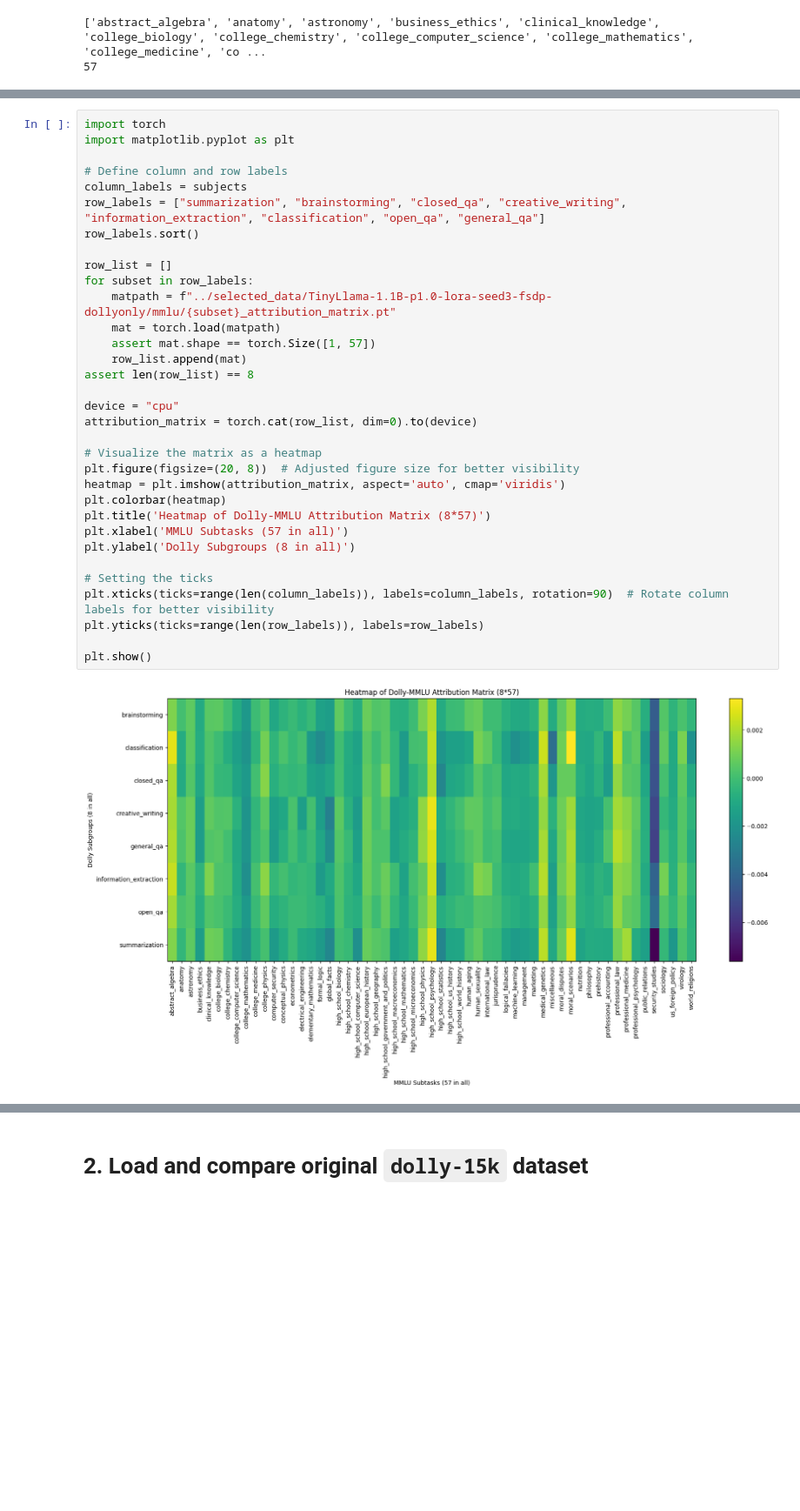
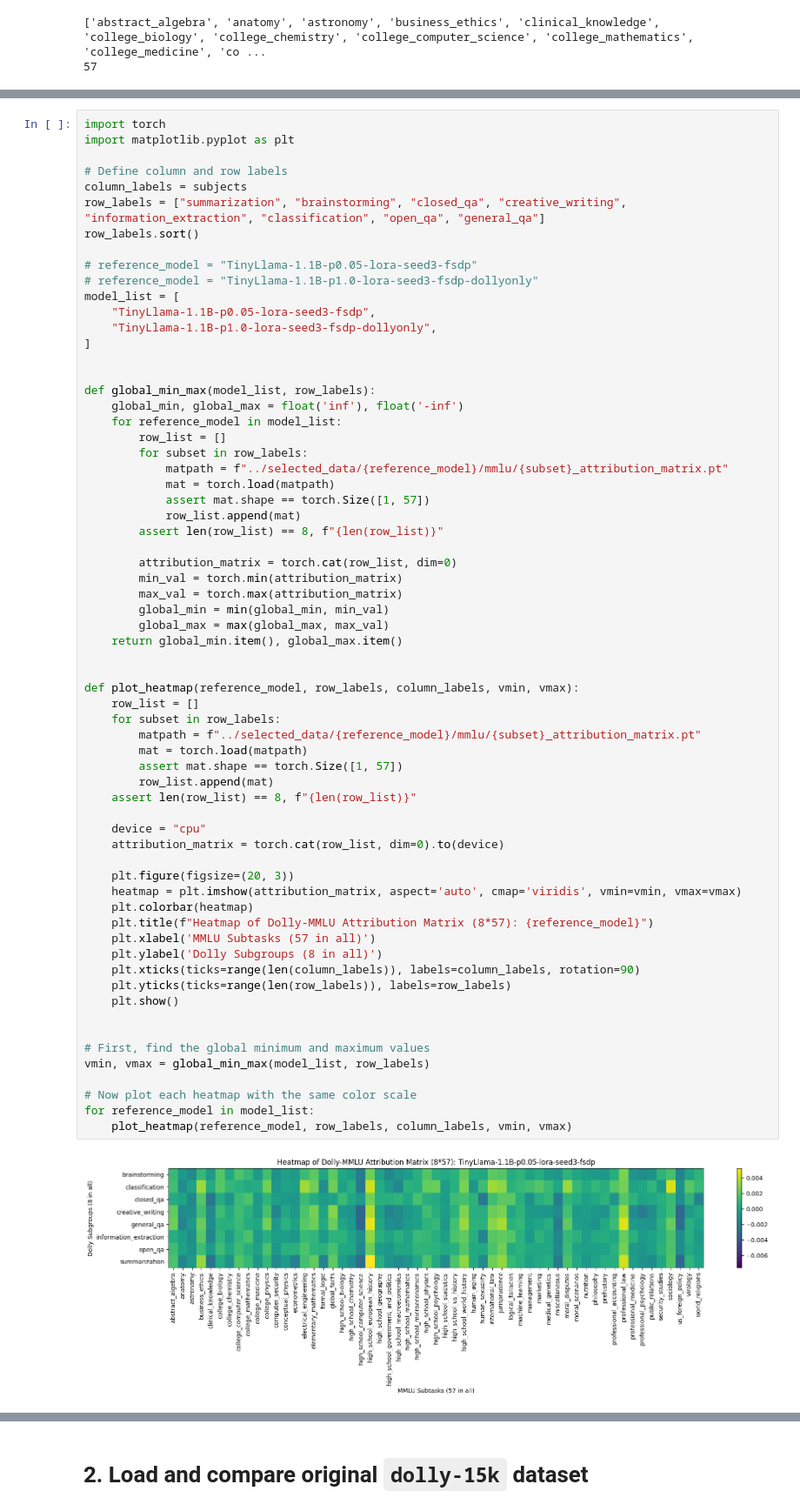
Before and after one commit to qrdai/LESS, a Jupyter notebook: test_less.ipynb, the cells around one changed output, grey strips where cells are left out. Shown: that part at 87% size. Cells and saved outputs as stored; diff of their text form; blank space fills up the shorter version.

```diff
--- a/test_less.ipynb
+++ b/test_less.ipynb
@@ -143,35 +161,67 @@ plt.show()
 # %%
 import torch
 import matplotlib.pyplot as plt
 
 # Define column and row labels
 column_labels = subjects
 row_labels = ["summarization", "brainstorming", "closed_qa", "creative_writing", "information_extraction", "classification", "open_qa", "general_qa"]
 row_labels.sort()
 
-row_list = []
-for subset in row_labels:
-    matpath = f"../selected_data/TinyLlama-1.1B-p1.0-lora-seed3-fsdp-dollyonly/mmlu/{subset}_attribution_matrix.pt"
-    mat = torch.load(matpath)
-    assert mat.shape == torch.Size([1, 57])
-    row_list.append(mat)
-assert len(row_list) == 8
+# reference_model = "TinyLlama-1.1B-p0.05-lora-seed3-fsdp"
+# reference_model = "TinyLlama-1.1B-p1.0-lora-seed3-fsdp-dollyonly"
+model_list = [
+    "TinyLlama-1.1B-p0.05-lora-seed3-fsdp",
+    "TinyLlama-1.1B-p1.0-lora-seed3-fsdp-dollyonly",
+]
 
-device = "cpu"
-attribution_matrix = torch.cat(row_list, dim=0).to(device)
 
-# Visualize the matrix as a heatmap
-plt.figure(figsize=(20, 8))  # Adjusted figure size for better visibility
-heatmap = plt.imshow(attribution_matrix, aspect='auto', cmap='viridis')
-plt.colorbar(heatmap)
-plt.title('Heatmap of Dolly-MMLU Attribution Matrix (8*57)')
-plt.xlabel('MMLU Subtasks (57 in all)')
-plt.ylabel('Dolly Subgroups (8 in all)')
+def global_min_max(model_list, row_labels):
+    global_min, global_max = float('inf'), float('-inf')
+    for reference_model in model_list:
+        row_list = []
+        for subset in row_labels:
+            matpath = f"../selected_data/{reference_model}/mmlu/{subset}_attribution_matrix.pt"
+            mat = torch.load(matpath)
+            assert mat.shape == torch.Size([1, 57])
+            row_list.append(mat)
+        assert len(row_list) == 8, f"{len(row_list)}"
 
-# Setting the ticks
-plt.xticks(ticks=range(len(column_labels)), labels=column_labels, rotation=90)  # Rotate column labels for better visibility
-plt.yticks(ticks=range(len(row_labels)), labels=row_labels)
+        attribution_matrix = torch.cat(row_list, dim=0)
+        min_val = torch.min(attribution_matrix)
+        max_val = torch.max(attribution_matrix)
+        global_min = min(global_min, min_val)
+        global_max = max(global_max, max_val)
+    return global_min.item(), global_max.item()
 
-plt.show()
+
+def plot_heatmap(reference_model, row_labels, column_labels, vmin, vmax):
+    row_list = []
+    for subset in row_labels:
+        matpath = f"../selected_data/{reference_model}/mmlu/{subset}_attribution_matrix.pt"
+        mat = torch.load(matpath)
+        assert mat.shape == torch.Size([1, 57])
+        row_list.append(mat)
+    assert len(row_list) == 8, f"{len(row_list)}"
+
+    device = "cpu"
+    attribution_matrix = torch.cat(row_list, dim=0).to(device)
+
+    plt.figure(figsize=(20, 3))
+    heatmap = plt.imshow(attribution_matrix, aspect='auto', cmap='viridis', vmin=vmin, vmax=vmax)
+    plt.colorbar(heatmap)
+    plt.title(f"Heatmap of Dolly-MMLU Attribution Matrix (8*57): {reference_model}")
+    plt.xlabel('MMLU Subtasks (57 in all)')
+    plt.ylabel('Dolly Subgroups (8 in all)')
+    plt.xticks(ticks=range(len(column_labels)), labels=column_labels, rotation=90)
+    plt.yticks(ticks=range(len(row_labels)), labels=row_labels)
+    plt.show()
+
+
+# First, find the global minimum and maximum values
+vmin, vmax = global_min_max(model_list, row_labels)
+
+# Now plot each heatmap with the same color scale
+for reference_model in model_list:
+    plot_heatmap(reference_model, row_labels, column_labels, vmin, vmax)
 # %% [output]
-[figure, old version]
+[figure, new version]
```
Also changed, not shown: parts of 4 cells of this notebook, 6 other files.
